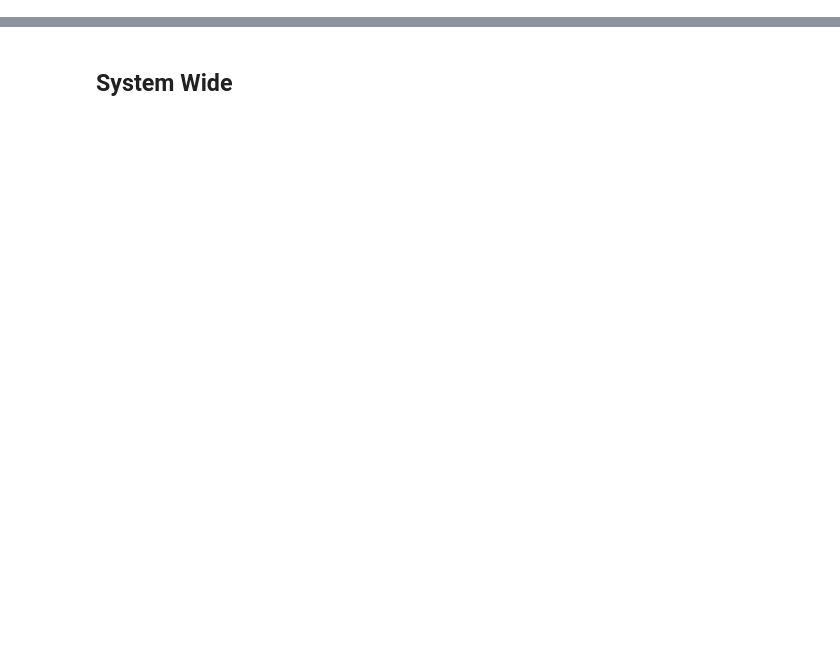
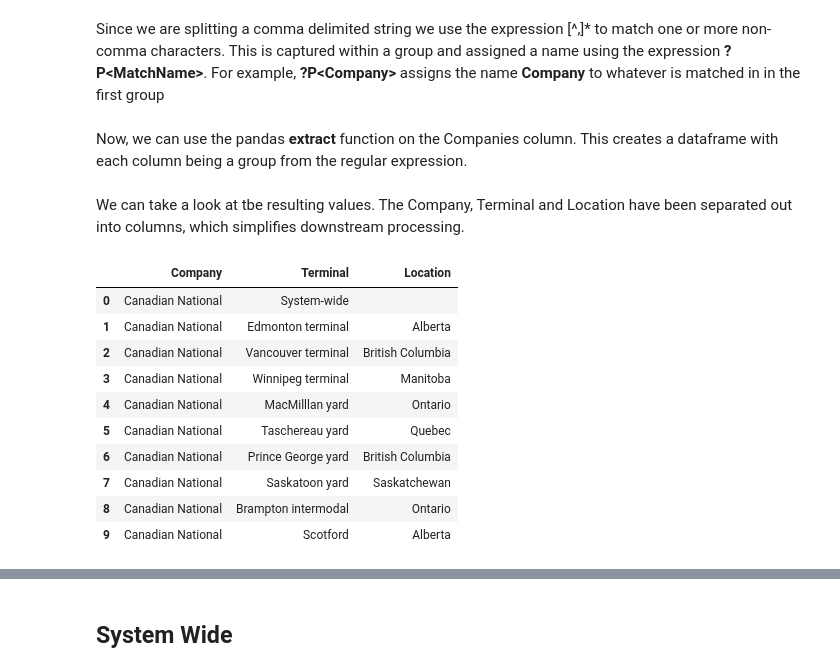
Before and after one commit to ocan-data/OpenCanadaData, a Jupyter notebook: notebooks/examples/RailPerformance.ipynb, the cells around one changed output, grey strips where cells are left out. Saved outputs shown, nothing was run; the diff lists cells and outputs as text; code cells hidden in the pictures; blank space fills up the shorter version.

```diff
--- a/notebooks/examples/RailPerformance.ipynb
+++ b/notebooks/examples/RailPerformance.ipynb
@@ -59,0 +26,3 @@ rail_data.head(10)
+# %%
+rail_dataset = StatscanZip(RAIL_DATASET_URL)
+rail_data = rail_dataset.get_data()
@@ -59,0 +81,2 @@ rail_data.head(10)
+# %%
+rail_data = rail_data[~(rail_data.Companies == 'Not applicable')]
@@ -59,0 +93,4 @@ rail_data.head(10)
+# %% [markdown]
+Since we are splitting a comma delimited string we use the expression [^,]* to match one or more non-comma characters. This is captured within a group and assigned a name using the expression **?P&lt;MatchName&gt;**. For example, **?P&lt;Company&gt;** assigns the name **Company** to whatever is matched in in the first group
+# %% [markdown]
+Now, we can use the pandas **extract** function on the Companies column. This creates a dataframe with each column being a group from the regular expression.
@@ -59,0 +99,16 @@ rail_data.head(10)
+# %% [markdown]
+We can take a look at tbe resulting values. The Company, Terminal and Location have been separated out into columns, which simplifies downstream processing.
+# %%
+rail_locations.head(10)
+# %% [output]
+|  | Company | Terminal | Location |
+| 0 | Canadian National | System-wide |  |
+| 1 | Canadian National | Edmonton terminal | Alberta |
+| 2 | Canadian National | Vancouver terminal | British Columbia |
+| 3 | Canadian National | Winnipeg terminal | Manitoba |
+| 4 | Canadian National | MacMilllan yard | Ontario |
+| 5 | Canadian National | Taschereau yard | Quebec |
+| 6 | Canadian National | Prince George yard | British Columbia |
+| 7 | Canadian National | Saskatoon yard | Saskatchewan |
+| 8 | Canadian National | Brampton intermodal | Ontario |
+| 9 | Canadian National | Scotford | Alberta |
```
Also changed, not shown: parts of 44 cells of this notebook, 2 other files.
